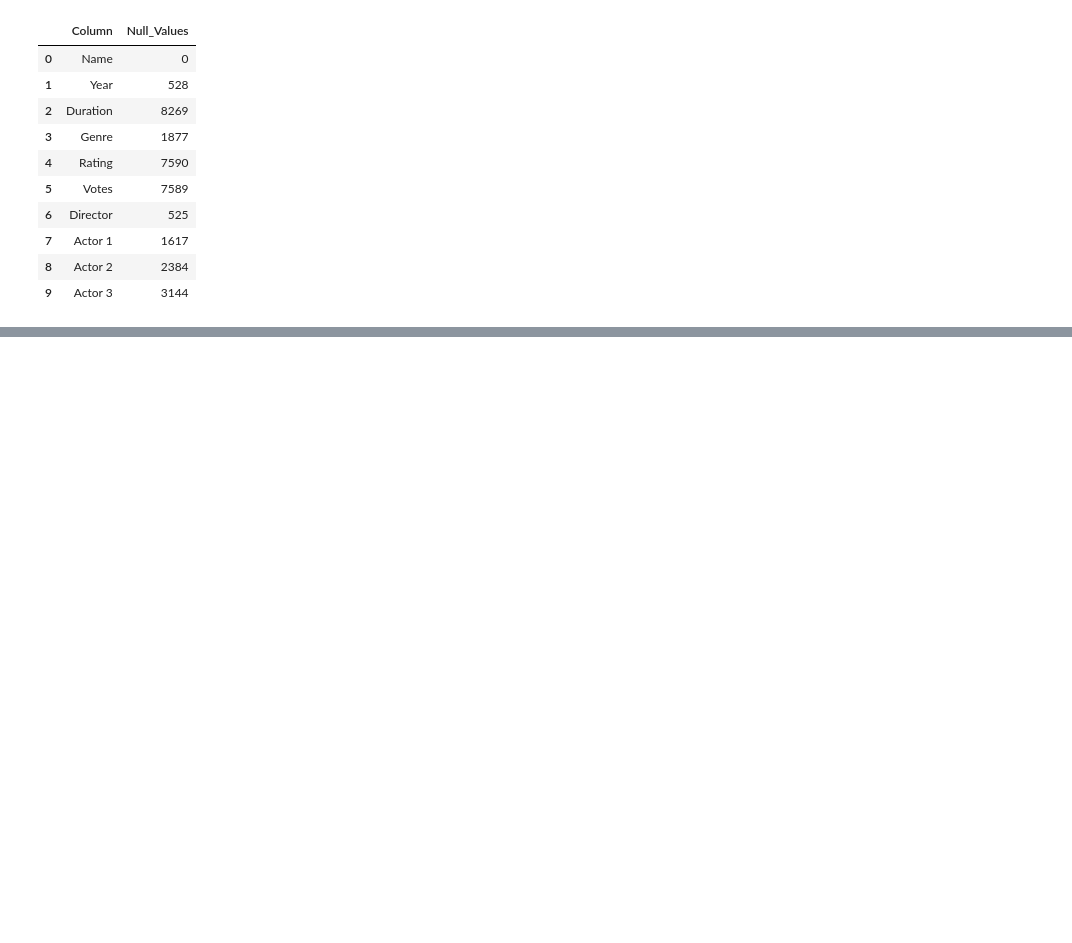
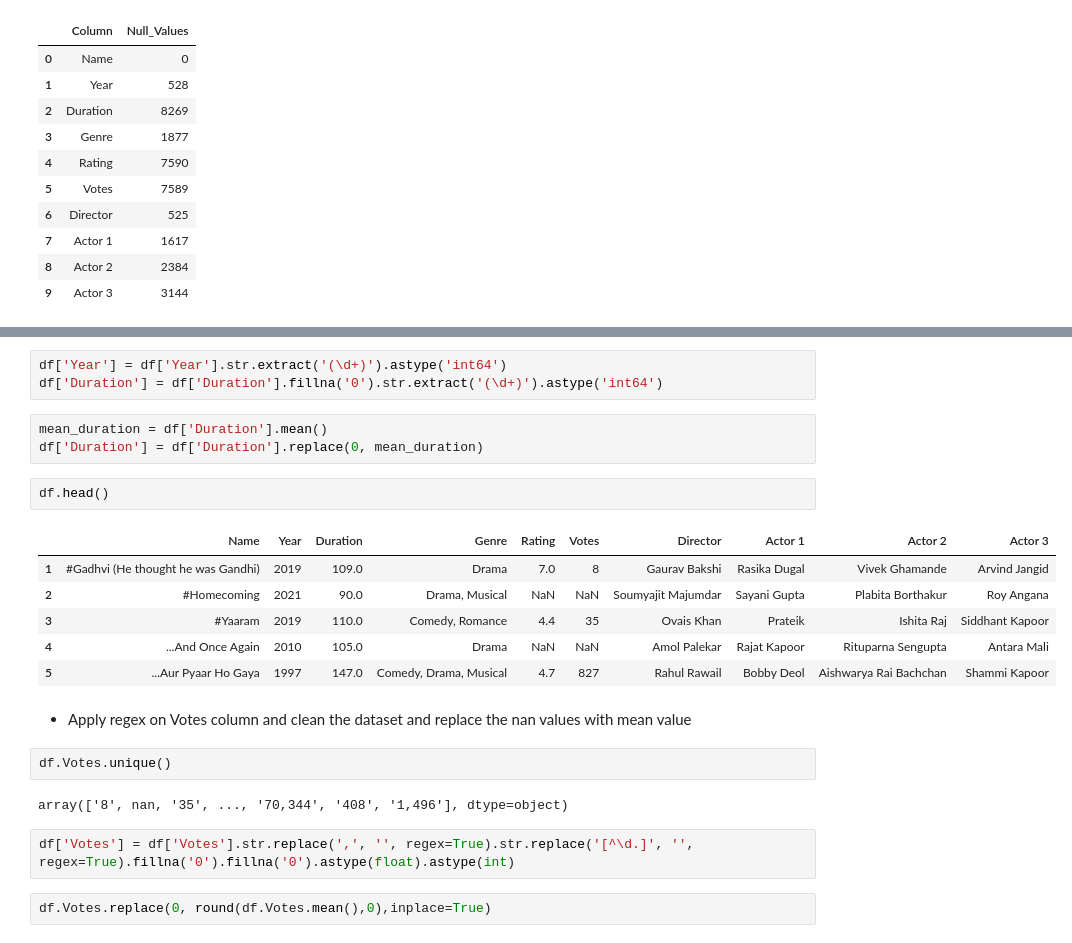
Before and after one commit to razeenbari/CODSOFT, a Jupyter notebook: task no 1 (Movie Rating Prediction With Python)/Task1.ipynb, the cells around one changed output, grey strips where cells are left out. Cells and saved outputs as stored; diff of their text form; blank space fills up the shorter version.

```diff
--- a/task no 1 (Movie Rating Prediction With Python)/Task1.ipynb
+++ b/task no 1 (Movie Rating Prediction With Python)/Task1.ipynb
@@ -86,0 +164,25 @@ IndexError: boolean index did not match indexed array along dimension 0; dimensi
+# %%
+df['Year'] = df['Year'].str.extract('(\d+)').astype('int64')
+df['Duration'] = df['Duration'].fillna('0').str.extract('(\d+)').astype('int64')
+# %%
+mean_duration = df['Duration'].mean()
+df['Duration'] = df['Duration'].replace(0, mean_duration)
+# %%
+df.head()
+# %% [output]
+|  | Name | Year | Duration | Genre | Rating | Votes | Director | Actor 1 | Actor 2 | Actor 3 |
+| 1 | #Gadhvi (He thought he was Gandhi) | 2019 | 109.0 | Drama | 7.0 | 8 | Gaurav Bakshi | Rasika Dugal | Vivek Ghamande | Arvind Jangid |
+| 2 | #Homecoming | 2021 | 90.0 | Drama, Musical | NaN | NaN | Soumyajit Majumdar | Sayani Gupta | Plabita Borthakur | Roy Angana |
+| 3 | #Yaaram | 2019 | 110.0 | Comedy, Romance | 4.4 | 35 | Ovais Khan | Prateik | Ishita Raj | Siddhant Kapoor |
+| 4 | ...And Once Again | 2010 | 105.0 | Drama | NaN | NaN | Amol Palekar | Rajat Kapoor | Rituparna Sengupta | Antara Mali |
+| 5 | ...Aur Pyaar Ho Gaya | 1997 | 147.0 | Comedy, Drama, Musical | 4.7 | 827 | Rahul Rawail | Bobby Deol | Aishwarya Rai Bachchan | Shammi Kapoor |
+# %% [markdown]
+* Apply regex on Votes column and clean the dataset and replace the nan values with mean value
+# %%
+df.Votes.unique()
+# %% [output]
+array(['8', nan, '35', ..., '70,344', '408', '1,496'], dtype=object)
+# %%
+df['Votes'] = df['Votes'].str.replace(',', '', regex=True).str.replace('[^\d.]', '', regex=True).fillna('0').fillna('0').astype(float).astype(int)
+# %%
+df.Votes.replace(0, round(df.Votes.mean(),0),inplace=True)
```
Also changed, not shown: parts of 18 cells of this notebook.
